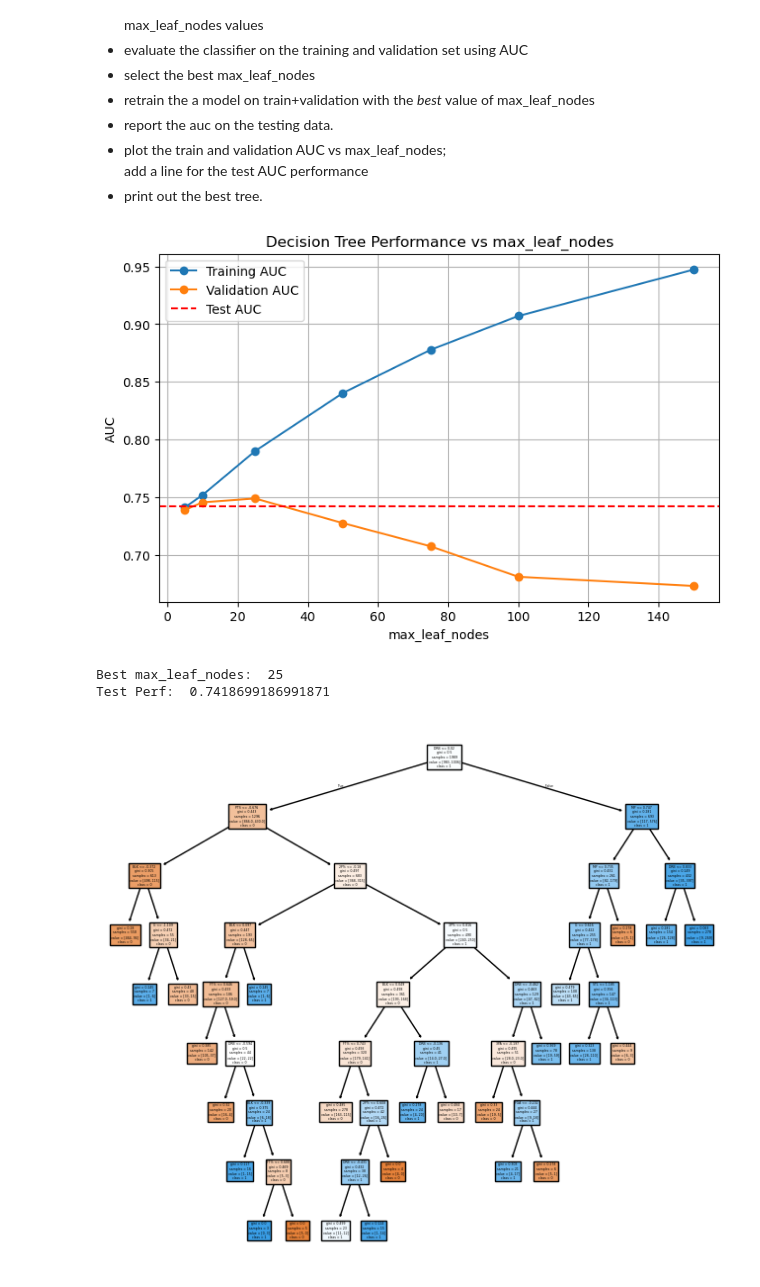
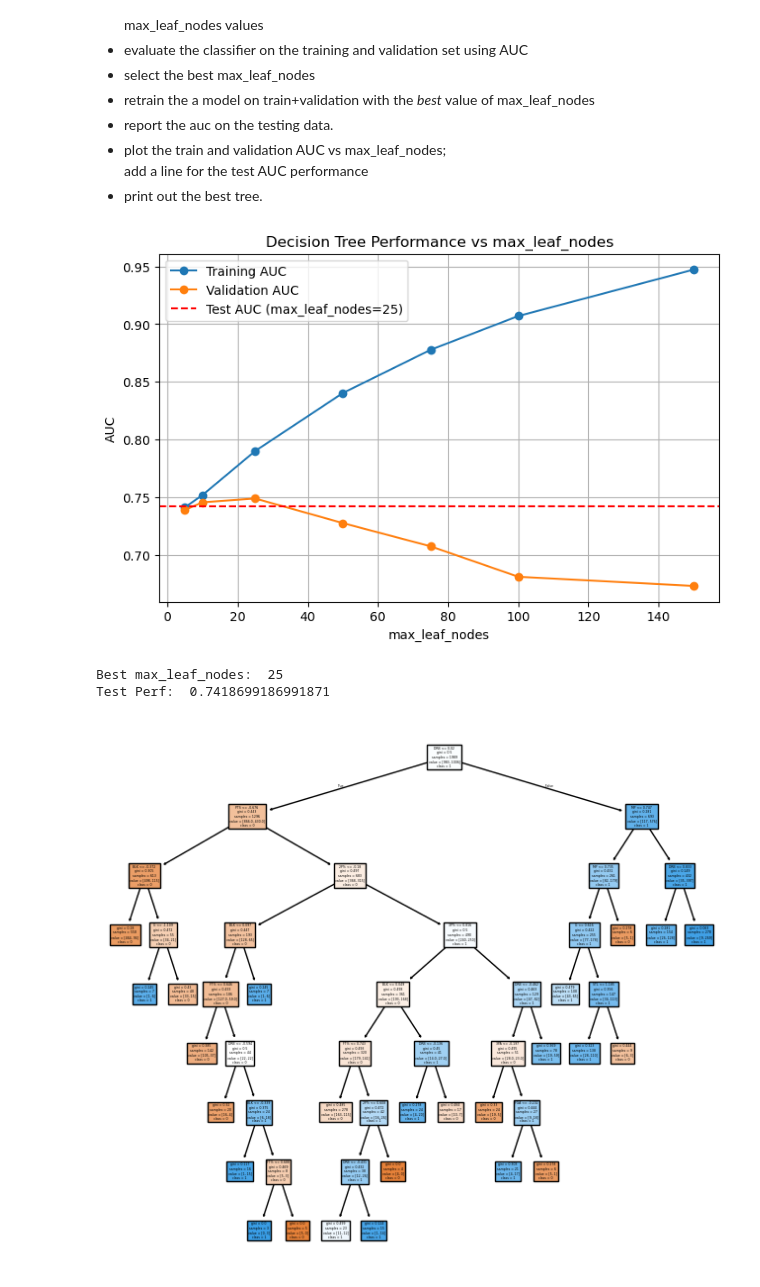
Before and after one commit to zecerman/CS4821, a Jupyter notebook: a2-4821.ipynb, the cells around one changed output. Drawn from its saved outputs; the diff is of its cells as text; code cells hidden in the pictures.

```diff
--- a/a2-4821.ipynb
+++ b/a2-4821.ipynb
@@ -1018,35 +1018,35 @@ for i, n in enumerate(nodes):
     y_train_pred = dt.predict(X_train_sc)
     y_val_pred = dt.predict(X_val_sc)
     dt_auc_tr[0, i] = roc_auc_score(y_train, y_train_pred)
     dt_auc_val[0, i] = roc_auc_score(y_val, y_val_pred)
 
 # select the best max_leaf_nodes
 dt_bestn = nodes[np.argmax(dt_auc_val)]
 
 # retrain the best model on train+validation
 # report the auc on the testing data.
 dt = DecisionTreeClassifier(max_leaf_nodes=dt_bestn, random_state=4821)
 dt.fit(X_trainval_sc, y_trainval)
 y_test_pred = dt.predict(X_test_sc)
 dt_auc_test = roc_auc_score(y_test, y_test_pred)
 
 # plot the train and validation auc vs max_leaf_nodes.
 #   add a line for test performance
 plt.figure(figsize=(8, 5))
 plt.plot(nodes, dt_auc_tr[0], label="Training AUC", marker='o')
 plt.plot(nodes, dt_auc_val[0], label="Validation AUC", marker='o')
-plt.axhline(y=dt_auc_test, color='r', linestyle='--', label="Test AUC (max_leaf_nodes={dt_bestn})")
+plt.axhline(y=dt_auc_test, color='r', linestyle='--', label=f'Test AUC (max_leaf_nodes={dt_bestn})')
 plt.xlabel("max_leaf_nodes")
 plt.ylabel("AUC")
 plt.title("Decision Tree Performance vs max_leaf_nodes")
 plt.legend()
 plt.grid()
 plt.show()
 
 print(f'Best max_leaf_nodes:  {dt_bestn}')
 print(f'Test Perf:  {dt_auc_test}')
 # %% [output]
-[figure, old version]
+[figure, new version]
 Best max_leaf_nodes:  25
 Test Perf:  0.7418699186991871
 # %%
```
Also changed, not shown: parts of 1 cell of this notebook.
